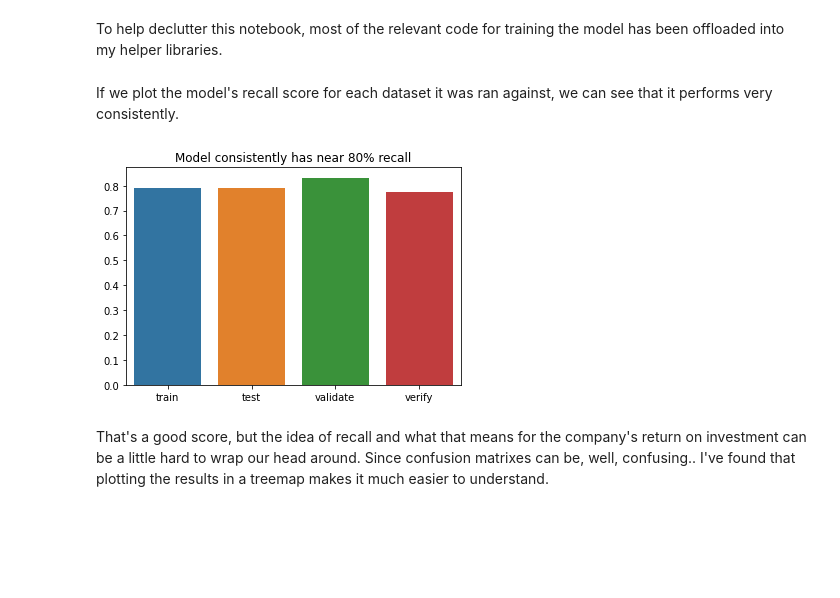
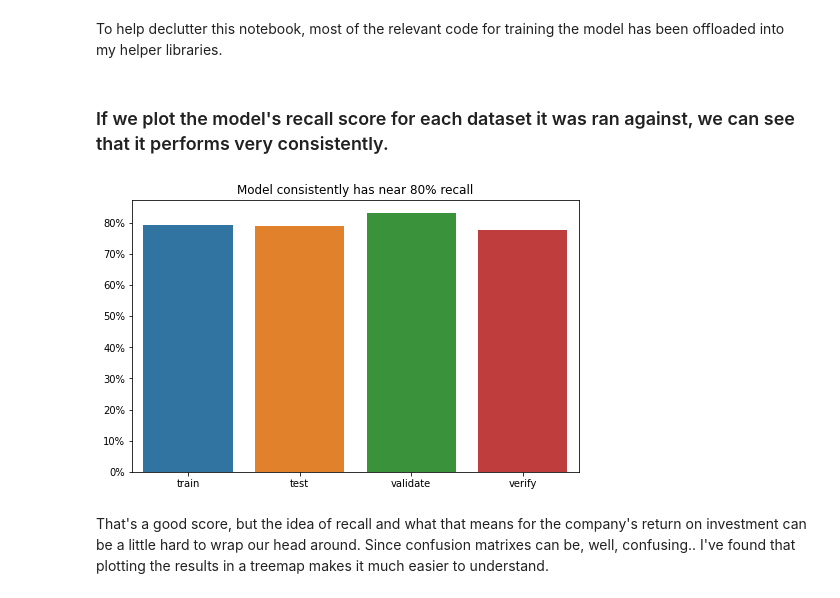
Before and after one commit to MrEnigmamgine/classification-project, a Jupyter notebook: Final_Report.ipynb, the cells around one changed output. Cells and saved outputs as stored; diff of their text form; code cells hidden in the pictures; blank space fills up the shorter version.

```diff
--- a/Final_Report.ipynb
+++ b/Final_Report.ipynb
@@ -305,27 +303,29 @@ best_model = model.get_model()
 # Get a dictionary containing each sample set
 sets = wrangle.get_xy_sets()
 # %% [markdown]
-If we plot the model's recall score for each dataset it was ran against, we can see that it performs very consistently.
+### If we plot the model's recall score for each dataset it was ran against, we can see that it performs very consistently.
 # %%
 # Prepare some arrays to store our data in
 xs = []
 ys = []
 
 # Loop through each sample set
 for key, set in sets.items():
     # Make predictions
     pred = best_model.predict(set['x'])
     # Score predictions
     y = metrics.recall_score(set['y'], pred)
     # Store scores
     xs.append(key)
     ys.append(y)
 
 # Plot the scores
+plt.figure(figsize=(8,5))
 sns.barplot(x=xs, y=ys).set(title='Model consistently has near 80% recall')
+plt.gca().yaxis.set_major_formatter('{:.0%}'.format)
 plt.show()
 # %% [output]
-[figure, old version]
+[figure, new version]
 # %% [markdown]
 That's a good score, but the idea of recall and what that means for the company's return on investment can be a little hard to wrap our head around.  Since confusion matrixes can be, well, confusing.. I've found that plotting the results in a treemap makes it much easier to understand.
 # %%
```
Also changed, not shown: parts of 28 cells of this notebook.
